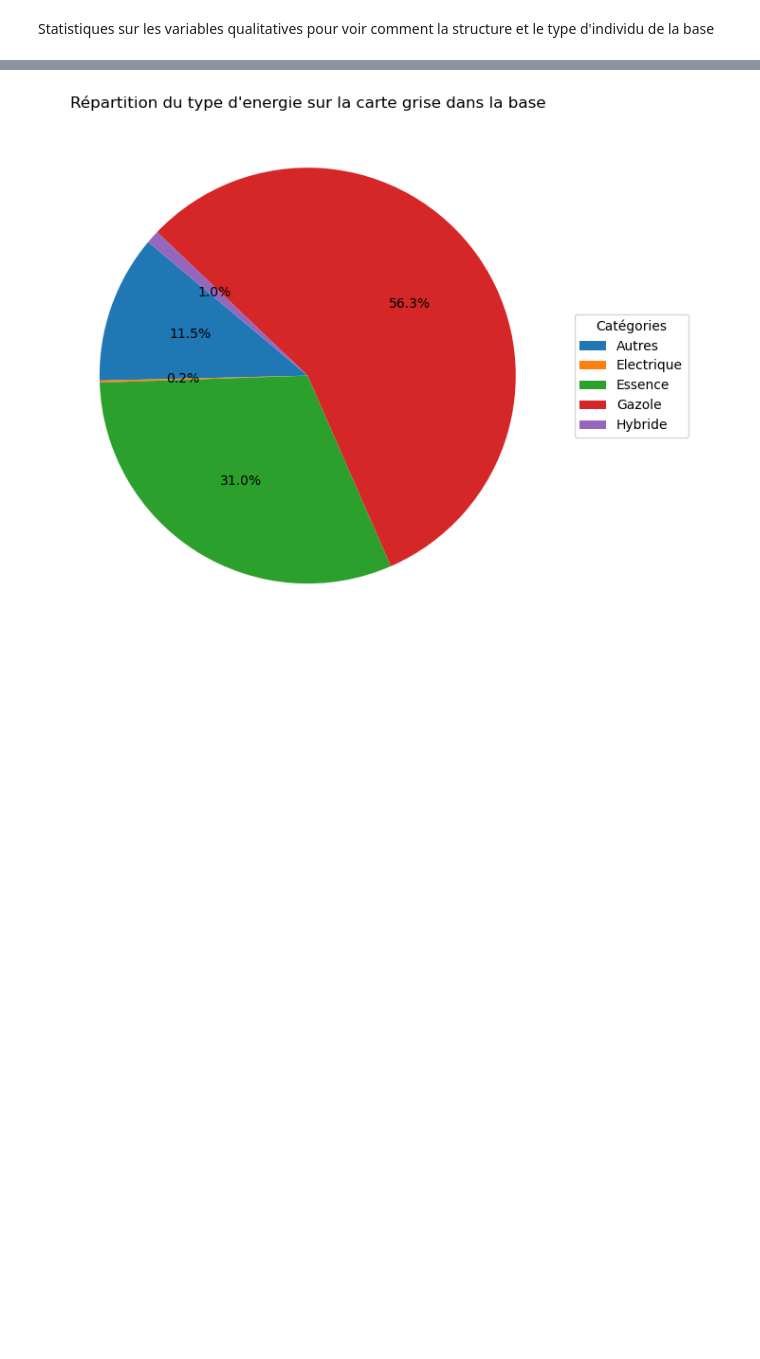
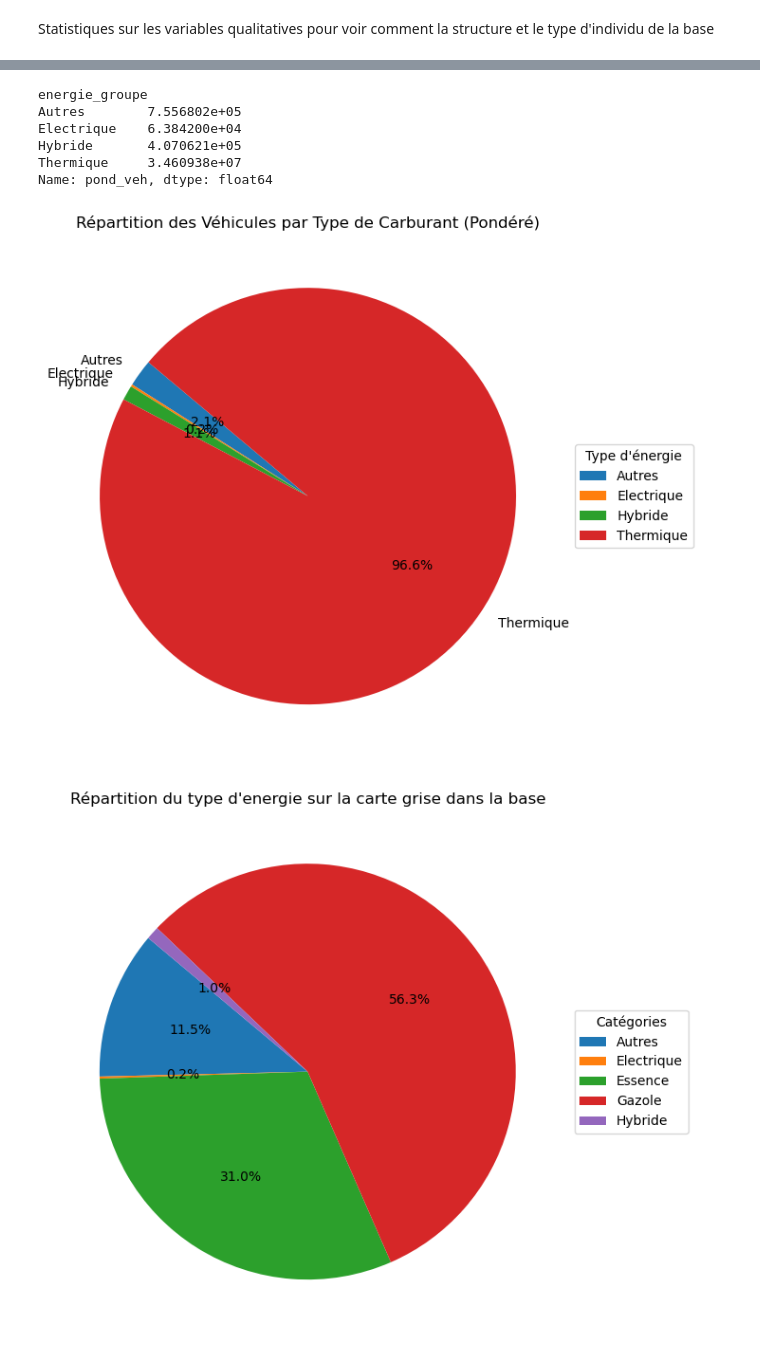
Before and after one commit to HugoMorand/Statapp, a Jupyter notebook: StatDes/StatDes.ipynb, the cells around one changed output, grey strips where cells are left out. Cells and saved outputs as stored; diff of their text form; code cells hidden in the pictures; blank space fills up the shorter version.

Commit message:
1er graphe tenant compte des ponderations

```diff
--- a/StatDes/StatDes.ipynb
+++ b/StatDes/StatDes.ipynb
@@ -147,4 +153,25 @@ plt.show()
 [figure]
+# %%
+frequences_ponderees = df_voit.groupby("energie_groupe")["pond_veh"].sum()
+print(frequences_ponderees)
+# Tracer le camembert pondéré
+plt.figure(figsize=(8, 6))
+plt.pie(frequences_ponderees, labels=frequences_ponderees.index, autopct='%1.1f%%', startangle=140)
+
+# Ajouter une légende à côté
+plt.legend(frequences_ponderees.index, title="Type d'énergie", loc="center left", bbox_to_anchor=(1, 0.5))
+
+plt.title("Répartition des Véhicules par Type de Carburant (Pondéré)")
+plt.tight_layout()
+plt.show()
+# %% [output]
+energie_groupe
+Autres        7.556802e+05
+Electrique    6.384200e+04
+Hybride       4.070621e+05
+Thermique     3.460938e+07
+Name: pond_veh, dtype: float64
+[figure, added]
 # %%
 # Compter les fréquences de chaque energie carte Grise
 frequences = df_voit["energie_cartegrise"].value_counts()
```
Also changed, not shown: parts of 5 cells of this notebook.
